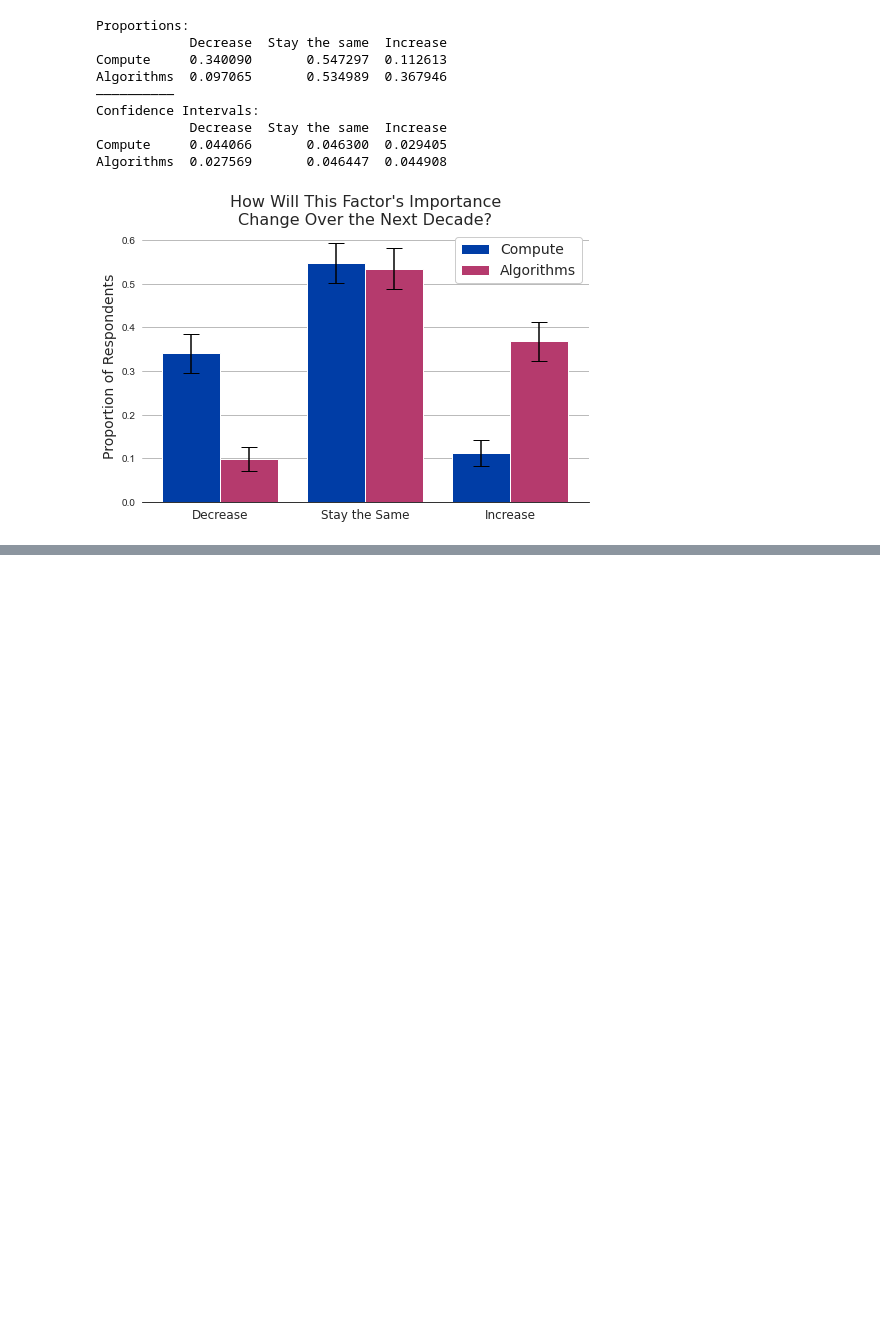
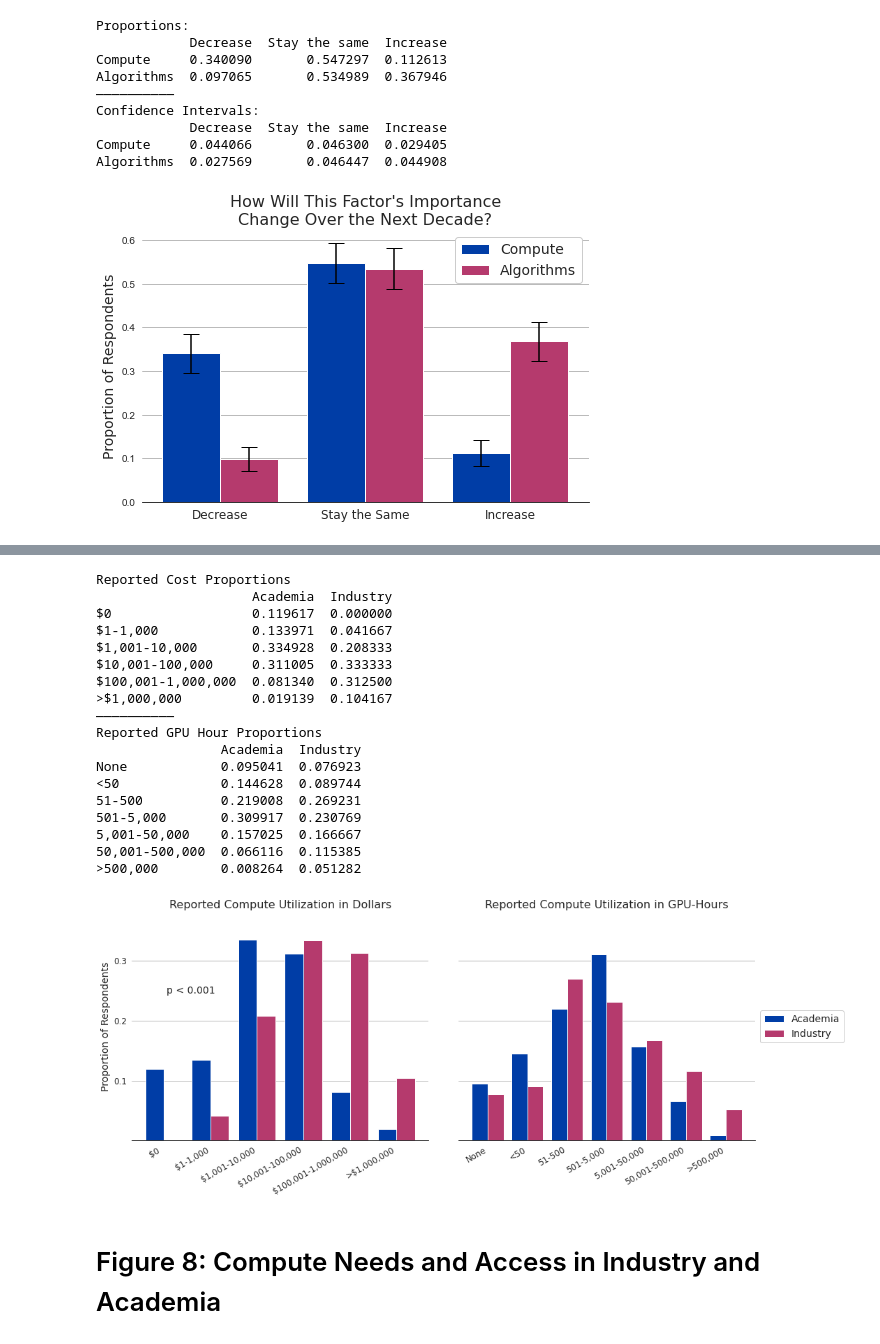
Before and after one commit to georgetown-cset/Compute_Survey_2022, a Jupyter notebook: scripts/paper_figures.ipynb, the cells around one changed output, grey strips where cells are left out. Drawn from its saved outputs; the diff is of its cells as text; code cells hidden in the pictures; blank space fills up the shorter version.

Commit message:
Uploaded remaining code for graphics 10-27-2022

```diff
--- a/scripts/paper_figures.ipynb
+++ b/scripts/paper_figures.ipynb
@@ -452,0 +447,76 @@ Algorithms  0.027569       0.046447  0.044908
+# %%
+# Create a figure with two subplots, where the left hand side will show the differences in costs and the right hand side will show differences in GPU-hours used
+fig, (ax0, ax1) = plt.subplots(ncols=2, sharey=True, figsize=(16, 6))
+
+# Read in the `answer_key` file, which holds the labels corresponding to different answers
+answer_key = pd.read_csv('../data/answer_key.csv')
+left_labs = answer_key[answer_key['comp_total_cost'].notna()].comp_total_cost.tolist()
+right_labs = answer_key[answer_key['comp_training_cost'].notna()].comp_training_cost.tolist()
+
+# Plot the data for reported cost for both academia and industry
+ax0.bar(np.arange(len(left_labs)) - 0.2, df[df.Sector == 'Academia'].CompCost.value_counts(normalize=True).sort_index().tolist(),
+       width = 0.4, color=colors[0], label='Academia')
+#NOTE: There are zero responses from industry for the lowest cost threshold
+ax0.bar(np.arange(len(left_labs)) + 0.2, [0] + df[df.Sector == 'Industry'].CompCost.value_counts(normalize=True).sort_index().tolist(),
+       width = 0.4, color=colors[1], label='Industry')
+
+# Print out the results
+print('Reported Cost Proportions')
+print(pd.DataFrame({'Academia': df[df.Sector == 'Academia'].CompCost.value_counts(normalize=True).sort_index().tolist(),
+             'Industry': [0] + df[df.Sector == 'Industry'].CompCost.value_counts(normalize=True).sort_index().tolist()}, index = left_labs))
+
+# Adjust the aesthetics of the left-hand plot and add an annotation indicating the significance result
+ax0.set_xticks(np.arange(len(left_labs)))
+ax0.set_xticklabels(left_labs, rotation=30, ha='right', fontsize=12, fontname='DejaVu Sans')
+ax0.set_ylim([0,0.38])
+ax0.set_yticks([0.1,0.2,0.3])
+ax0.set_yticklabels(['0.1', '0.2', '0.3'], fontsize=12, fontname='DejaVu Sans')
+ax0.set_ylabel('Proportion of Respondents', fontsize=14, fontname='DejaVu Sans')
+ax0.set_title('Reported Compute Utilization in Dollars', fontsize=16, fontname='DejaVu Sans')
+ax0.annotate('p < 0.001', xy=(0.05, 0.25), va='center', fontsize=14, fontname='DejaVu Sans')
+
+
+# Plot the data for reported GPU-hours for both academia and industry
+ax1.bar(np.arange(len(right_labs)) - 0.2, df[df.Sector == 'Academia'].CompGPUs.value_counts(normalize=True).sort_index().tolist(),
+       width = 0.4, color=colors[0], label='Academia')
+ax1.bar(np.arange(len(right_labs)) + 0.2, df[df.Sector == 'Industry'].CompGPUs.value_counts(normalize=True).sort_index().tolist(),
+       width = 0.4, color=colors[1], label='Industry')
+
+# Print out the data
+print('——————————\nReported GPU Hour Proportions')
+print(pd.DataFrame({'Academia': df[df.Sector == 'Academia'].CompGPUs.value_counts(normalize=True).sort_index().tolist(),
+             'Industry': df[df.Sector == 'Industry'].CompGPUs.value_counts(normalize=True).sort_index().tolist()}, index = right_labs))
+
+# Adjsut the aesthetics of the right-hand plot and add a legend to the right of the graph itself
+ax1.set_xticks(np.arange(len(right_labs)))
+ax1.set_xticklabels(right_labs, rotation=30, ha='right', fontsize=12, fontname='DejaVu Sans')
+ax1.set_title('Reported Compute Utilization in GPU-Hours', fontsize=16, fontname='DejaVu Sans')
+ax1.legend(loc='center left', bbox_to_anchor=(1, 0.5), prop=basefont)
+
+# Adjust space between the two grids and save the figure
+fig.subplots_adjust(wspace=0.1)
+plt.savefig('../figures/paper/Fig7.jpg', dpi=300, bbox_inches='tight')
+
+plt.show()
+# %% [output]
+Reported Cost Proportions
+                    Academia  Industry
+$0                  0.119617  0.000000
+$1-1,000            0.133971  0.041667
+$1,001-10,000       0.334928  0.208333
+$10,001-100,000     0.311005  0.333333
+$100,001-1,000,000  0.081340  0.312500
+>$1,000,000         0.019139  0.104167
+——————————
+Reported GPU Hour Proportions
+                Academia  Industry
+None            0.095041  0.076923
+<50             0.144628  0.089744
+51-500          0.219008  0.269231
+501-5,000       0.309917  0.230769
+5,001-50,000    0.157025  0.166667
+50,001-500,000  0.066116  0.115385
+>500,000        0.008264  0.051282
+[figure, added]
+# %% [markdown]
+# Figure 8: Compute Needs and Access in Industry and Academia
```
Also changed, not shown: parts of 22 cells of this notebook, 16 other files.
